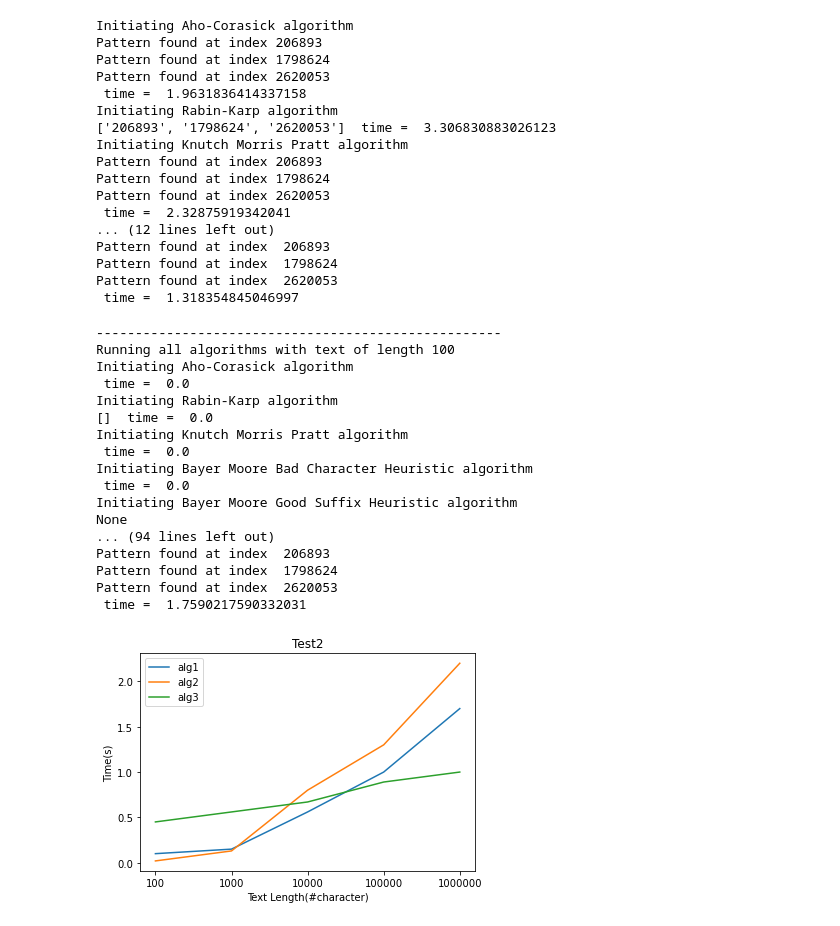
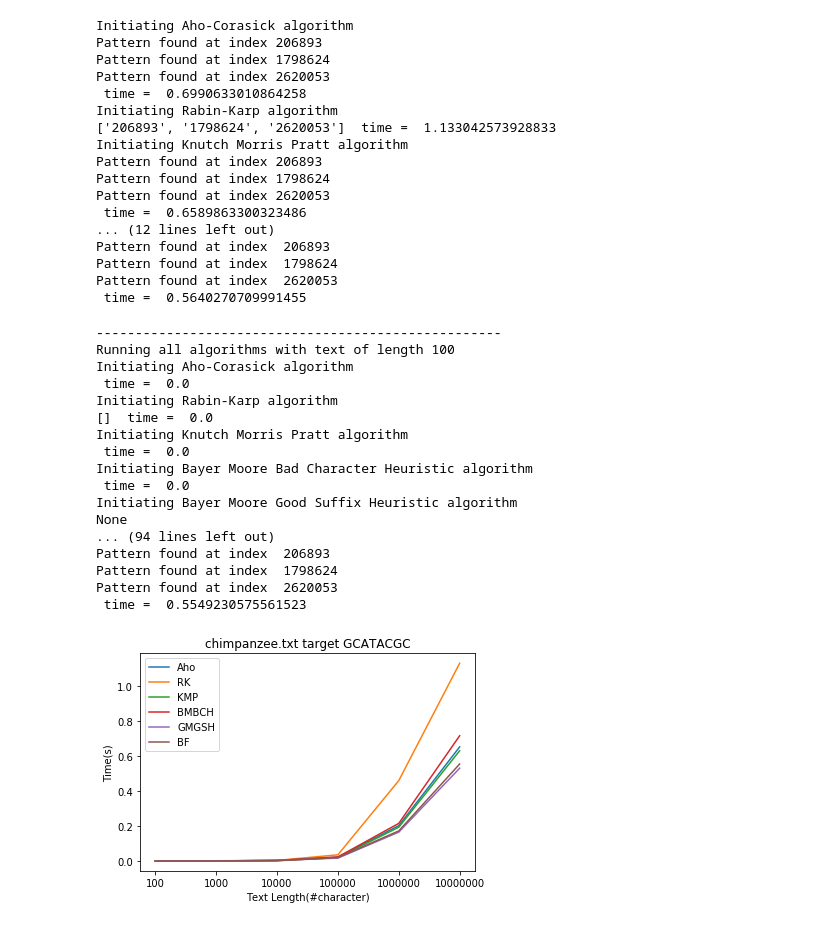
Before and after one commit to AB3000/CS5112-project-team21, a Jupyter notebook: MasterCode.ipynb, the cells around one changed output. Drawn from its saved outputs; the diff is of its cells as text; code cells hidden in the pictures.

```diff
--- a/MasterCode.ipynb
+++ b/MasterCode.ipynb
@@ -296,43 +297,39 @@ file = "chimpanzee.txt"
 pattern = "GCATACGC"
 f = open(file, "r")
 text = f.read()
+d = CalculateD(text)
 Times = RunAllAlgorithms(text, pattern)
 # %% [output]
 Initiating Aho-Corasick algorithm
 Pattern found at index 206893
 Pattern found at index 1798624
 Pattern found at index 2620053
- time =  1.9631836414337158
+ time =  0.6990633010864258
 Initiating Rabin-Karp algorithm
-['206893', '1798624', '2620053']  time =  3.306830883026123
+['206893', '1798624', '2620053']  time =  1.133042573928833
 Initiating Knutch Morris Pratt algorithm
 Pattern found at index 206893
 Pattern found at index 1798624
 Pattern found at index 2620053
- time =  2.32875919342041
+ time =  0.6589863300323486
 ... (12 lines left out)
 Pattern found at index  206893
 Pattern found at index  1798624
 Pattern found at index  2620053
- time =  1.318354845046997
+ time =  0.5640270709991455
 # %%
-#Test1
-# time1 = [[1,2,3,4,5], [0.5, 1.5, 2.5, 3.5, 4]]
-text_len1 = [100,1000,10000, 100000, 1000000, 10000000]
-alg_name1 = ["alg1", "alg2","alg3", "alg4","alg5", "alg6"]
-""""
+#Test all algorithms with different text length
+text_len = [100,1000,10000, 100000, 1000000, 10000000]
+alg_name = ["Aho", "RK","KMP", "BMBCH","GMGSH", "BF"]
+
 Time = []
-for i in text_len1:
-    text = txt[:i]
-    d = CalculateD(text)
+for i in text_len:
+    text_temp = text[:i]
+    d = CalculateD(text_temp)
     print("----------------------------------------------------")
     print("Running all algorithms with text of length", str(i))
     # Times is a list containing the time of execution of all 6 algorithms (list of 6 elements)
-    Times = RunAllAlgorithms(text, pattern)
-""""
-
-# title1 = "Test1"
-# plotfn(time1, text_len1,alg_name1, title1)
+    Time.append(RunAllAlgorithms(text_temp, pattern))
 # %% [output]
 ----------------------------------------------------
 Running all algorithms with text of length 100
@@ -350,13 +347,11 @@ None
 Pattern found at index  206893
 Pattern found at index  1798624
 Pattern found at index  2620053
- time =  1.7590217590332031
+ time =  0.5549230575561523
-# %%
-#Test2
-time2 = [[0.1,0.15,0.56,1,1.7], [0.02, 0.13, 0.8, 1.3, 2.2], [0.45, 0.56, 0.67, 0.89, 1.0]]
-text_len2 = ["100","1000","10000","100000","1000000"]
-alg_name2 = ["alg1", "alg2", "alg3"]
-title2 = "Test2"
-plotfn(time2, text_len2,alg_name2,title2)
-# %% [output]
-[figure, removed]
+# %%
+#Plot
+Time_np = np.array(Time).T
+title = file + " target " + pattern
+plotfn(Time_np, list(map(str, text_len)),alg_name, title)
+# %% [output]
+[figure, added]
```
Also changed, not shown: parts of 1 cell of this notebook.
